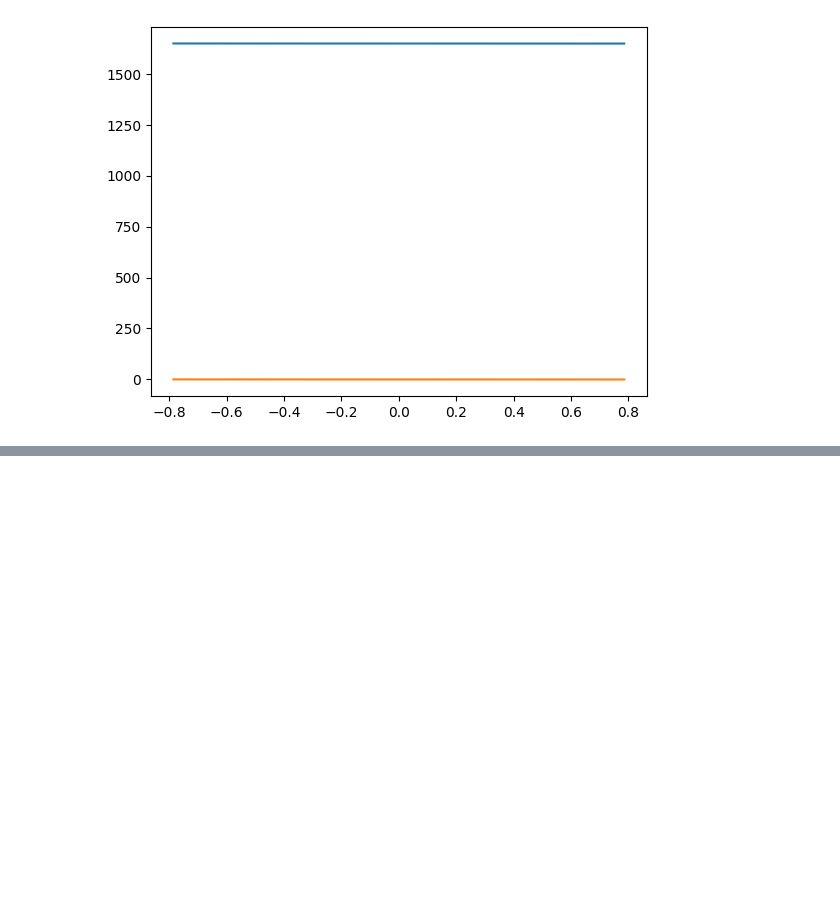
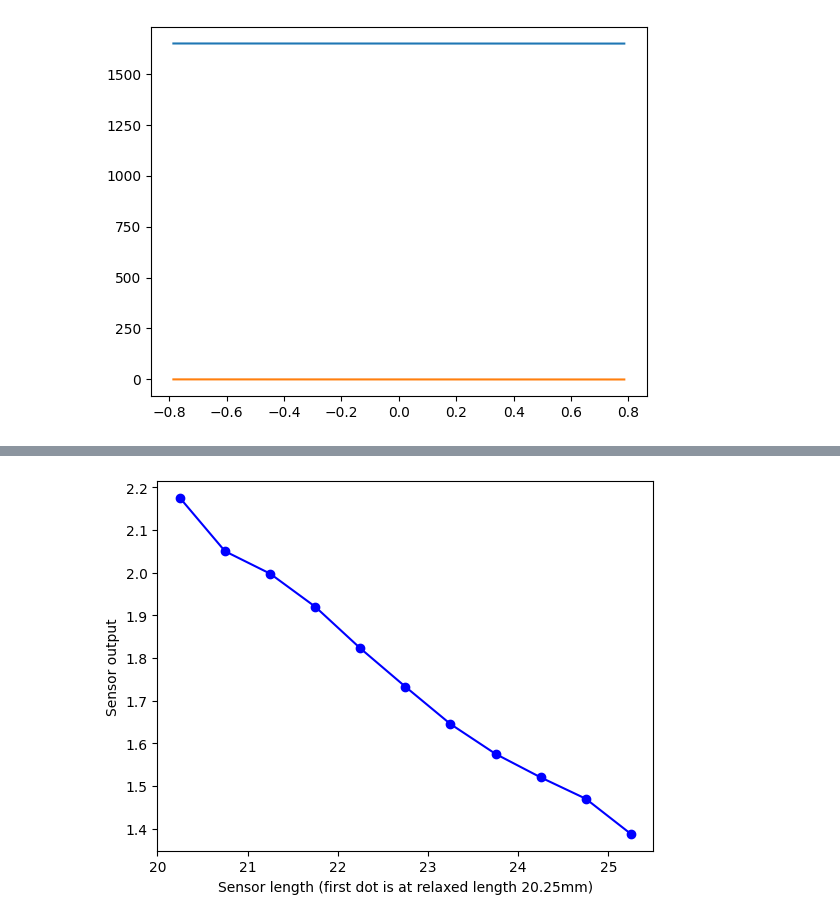
Before and after one commit to UntwistedApple/thesis, a Jupyter notebook: document/python/thesis.ipynb, the cells around one changed output, grey strips where cells are left out. Drawn from its saved outputs; the diff is of its cells as text; code cells hidden in the pictures; blank space fills up the shorter version.

```diff
--- a/document/python/thesis.ipynb
+++ b/document/python/thesis.ipynb
@@ -233,3 +273,27 @@ plt.show()
+# %%
+### Stretch Measurement
+measurements = (
+    43.5,
+    41,
+    39.95,
+    38.4,
+    36.45,
+    34.65,
+    32.9,
+    31.5,
+    30.4,
+    29.4,
+    27.75
+)
+fig, ax = plt.subplots()
+ax.plot(list(20.25+0.5*i for i in range(len(measurements))),
+        list(v * 5 / 100 for v in measurements),
+        "bo-")
+ax.set_ylabel("Sensor output")
+ax.set_xlabel("Sensor length (first dot is at relaxed length 20.25mm)")
+plt.show()
+# %% [output]
+[figure, added]
 # %%
 """from matplotlib import cm
 
```
Also changed, not shown: parts of 1 cell of this notebook, 7 other files.
